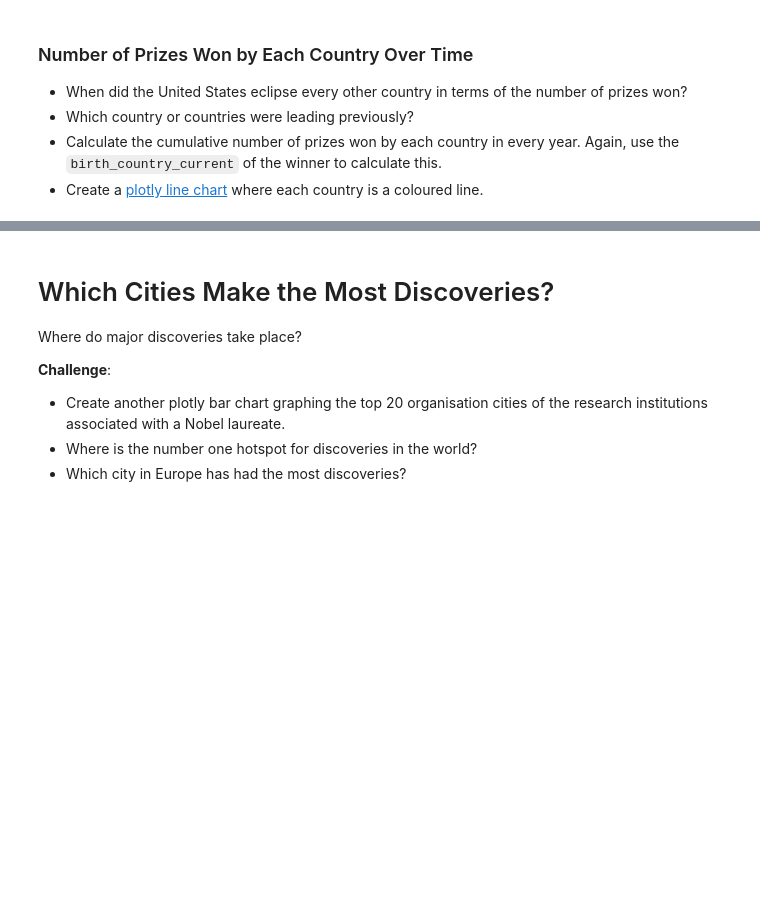
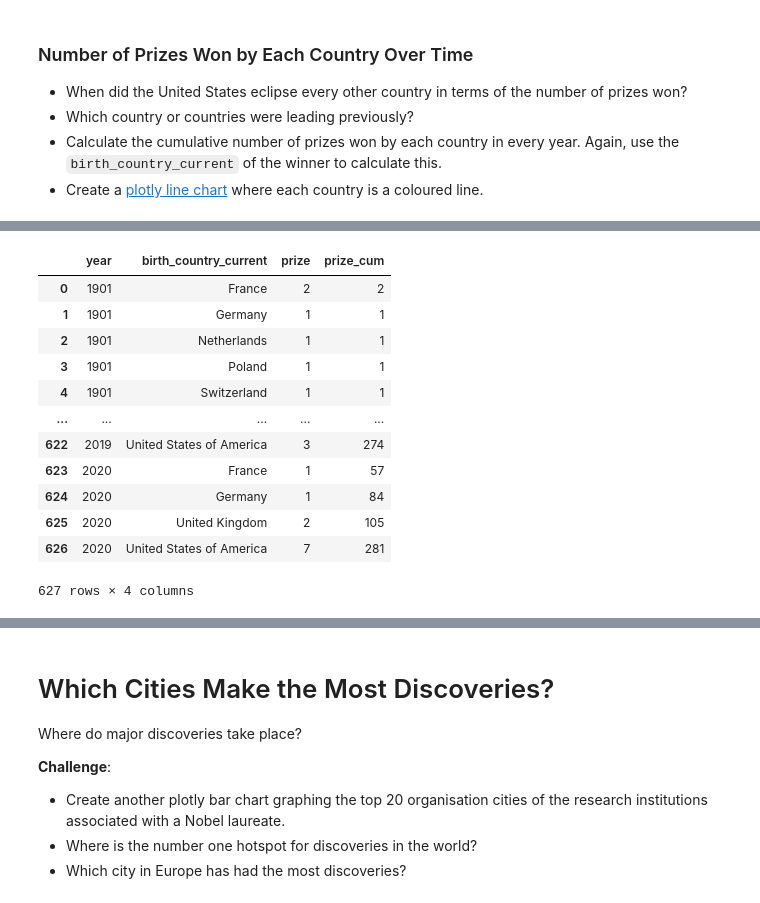
Before and after one commit to zoard-ehmann/100-days-of-python, a Jupyter notebook: Day78/Nobel_Prize_Analysis/Nobel_Prize_Analysis.ipynb, the cells around one changed output, grey strips where cells are left out. Drawn from its saved outputs; the diff is of its cells as text; code cells hidden in the pictures; blank space fills up the shorter version.

```diff
--- a/Day78/Nobel_Prize_Analysis/Nobel_Prize_Analysis.ipynb
+++ b/Day78/Nobel_Prize_Analysis/Nobel_Prize_Analysis.ipynb
@@ -576,0 +729,35 @@ The hard part is preparing the data for this chart!
+# %%
+# Solution #1
+country_ppy = df_data.groupby(['year', 'birth_country_current'], as_index=False).prize.count()
+country_ppy['prize_cum'] = country_ppy.groupby('birth_country_current', as_index=False).prize.cumsum()
+
+fig = px.line(
+    data_frame=country_ppy,
+    x='year',
+    y='prize_cum',
+    color='birth_country_current',
+    hover_name='birth_country_current',
+    labels={
+        'year': 'Year',
+        'prize_cum': 'Cumulative Number of Prizes',
+        'birth_country_current': 'Country'
+    }
+)
+
+fig.show()
+
+country_ppy
+# %% [output]
+|  | year | birth_country_current | prize | prize_cum |
+| 0 | 1901 | France | 2 | 2 |
+| 1 | 1901 | Germany | 1 | 1 |
+| 2 | 1901 | Netherlands | 1 | 1 |
+| 3 | 1901 | Poland | 1 | 1 |
+| 4 | 1901 | Switzerland | 1 | 1 |
+| ... | ... | ... | ... | ... |
+| 622 | 2019 | United States of America | 3 | 274 |
+| 623 | 2020 | France | 1 | 57 |
+| 624 | 2020 | Germany | 1 | 84 |
+| 625 | 2020 | United Kingdom | 2 | 105 |
+| 626 | 2020 | United States of America | 7 | 281 |
+627 rows × 4 columns
```
Also changed, not shown: parts of 9 cells of this notebook.
